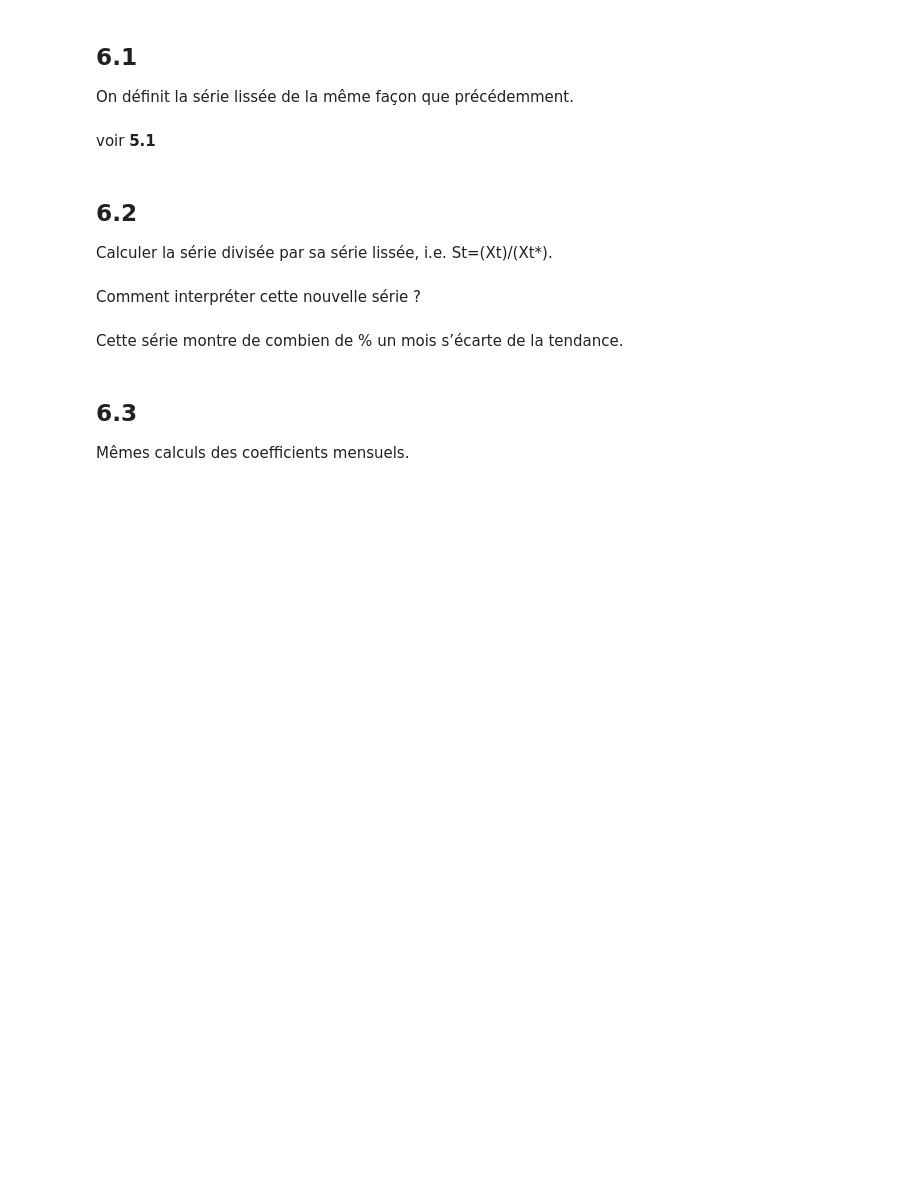
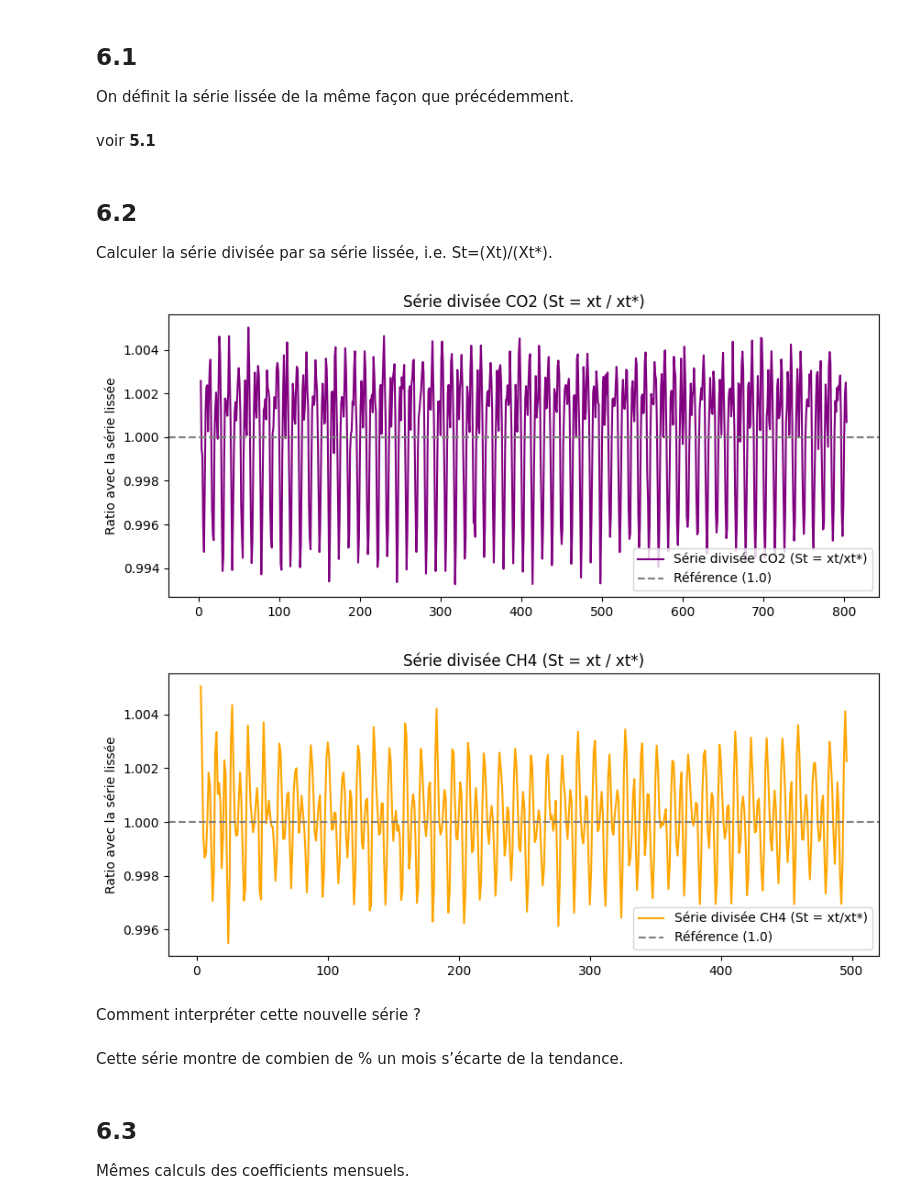
Before and after one commit to DiniBis/2STAT, a Jupyter notebook: main.ipynb, the cells around one changed output. Cells and saved outputs as stored; diff of their text form; code cells hidden in the pictures; blank space fills up the shorter version.

```diff
--- a/main.ipynb
+++ b/main.ipynb
@@ -395,6 +395,29 @@ voir **5.1**
 # %% [markdown]
 ## 6.2
 Calculer la série divisée par sa série lissée, i.e. St=(Xt)/(Xt*).
+# %%
+co2["St_mult"] = co2["average"] / co2["série_lissée"]
+ch4["St_mult"] = ch4["average"] / ch4["série_lissée"]
+
+#Affichage
+plt.figure(figsize=(10, 4))
+plt.plot(co2["St_mult"], label="Série divisée CO2 (St = xt/xt*)", color="purple")
+plt.axhline(1, linestyle='--', color='gray', label='Référence (1.0)')
+plt.title("Série divisée CO2 (St = xt / xt*)")
+plt.ylabel("Ratio avec la série lissée")
+plt.legend()
+plt.show()
+
+plt.figure(figsize=(10, 4))
+plt.plot(ch4["St_mult"], label="Série divisée CH4 (St = xt/xt*)", color="orange")
+plt.axhline(1, linestyle='--', color='gray', label='Référence (1.0)')
+plt.title("Série divisée CH4 (St = xt / xt*)")
+plt.ylabel("Ratio avec la série lissée")
+plt.legend()
+plt.show()
+# %% [output]
+[figure, added]
+[figure, added]
 # %% [markdown]
 Comment interpréter cette nouvelle série ?
 # %% [markdown]
```
Also changed, not shown: parts of 14 cells of this notebook.
